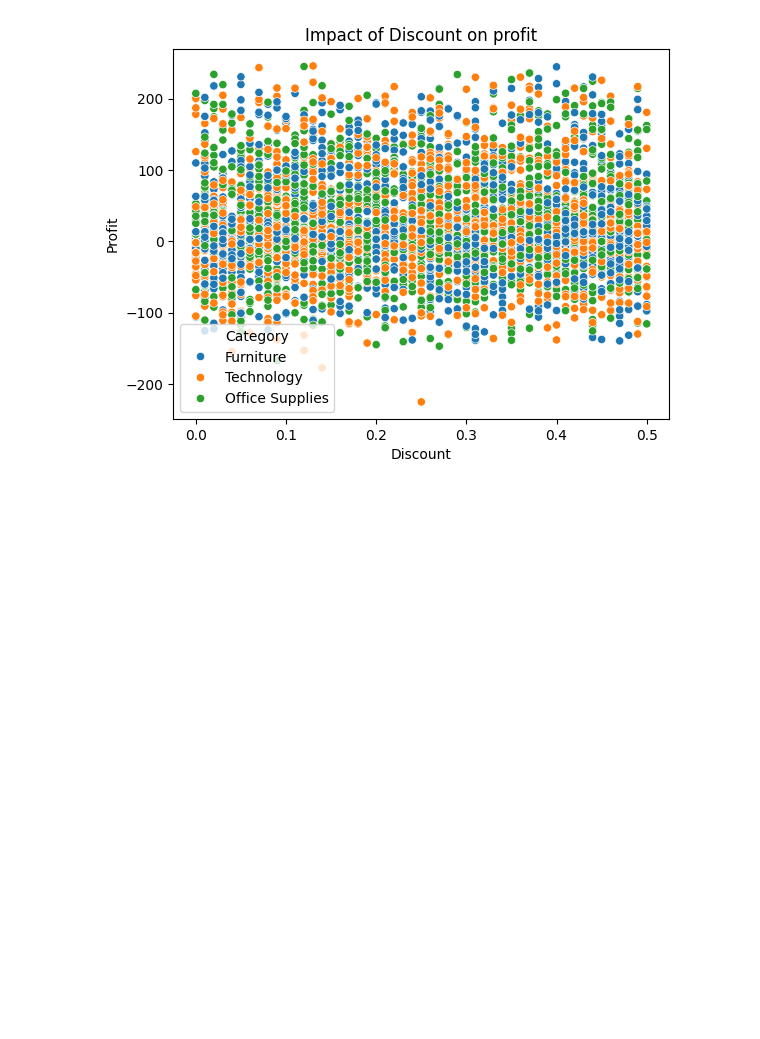
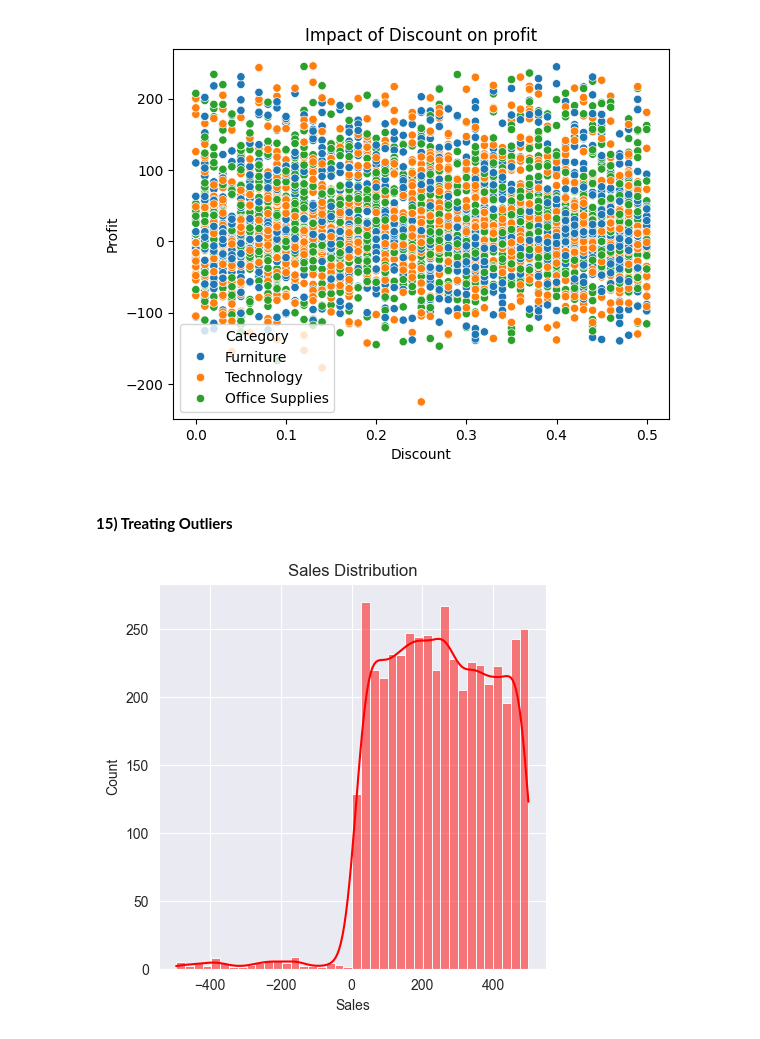
Before and after one commit to 26Vaidehi/INT375_Python, a Jupyter notebook: INT-375_Project.ipynb, the cells around one changed output. Cells and saved outputs as stored; diff of their text form; code cells hidden in the pictures; blank space fills up the shorter version.

Commit message:
Treated Outliers

```diff
--- a/INT-375_Project.ipynb
+++ b/INT-375_Project.ipynb
@@ -421,3 +422,13 @@ plt.title('Impact of Discount on profit')
 plt.show()
 # %% [output]
 [figure]
+# %% [markdown]
+#### **15) Treating Outliers**
+# %%
+# Plotting Boxplot before removal of outliers
+plt.figure(figsize=(5,5))
+sns.histplot(data=df["Sales"],bins = 40, color = 'red', kde =True)
+plt.title('Sales Distribution')
+plt.show()
+# %% [output]
+[figure, added]
```
Also changed, not shown: parts of 8 cells of this notebook.
